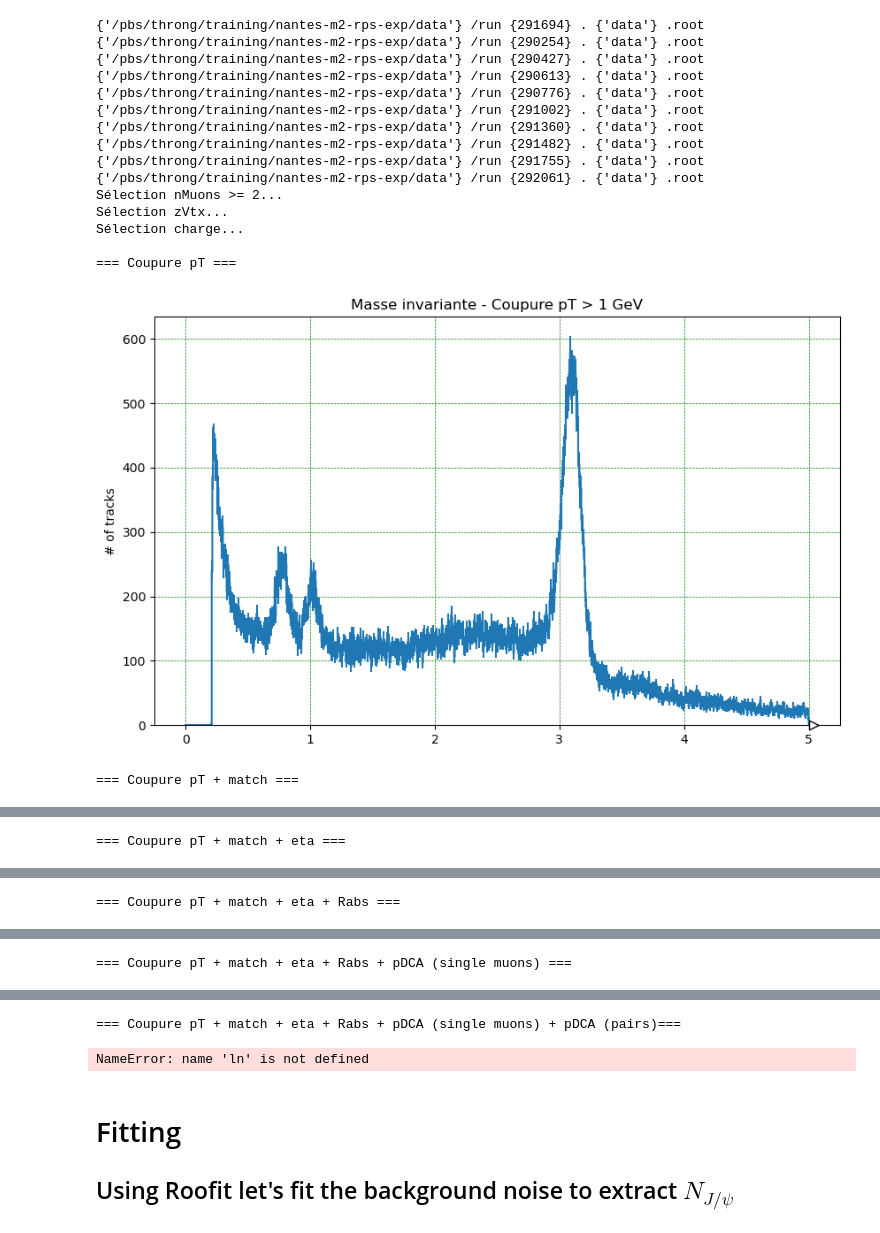
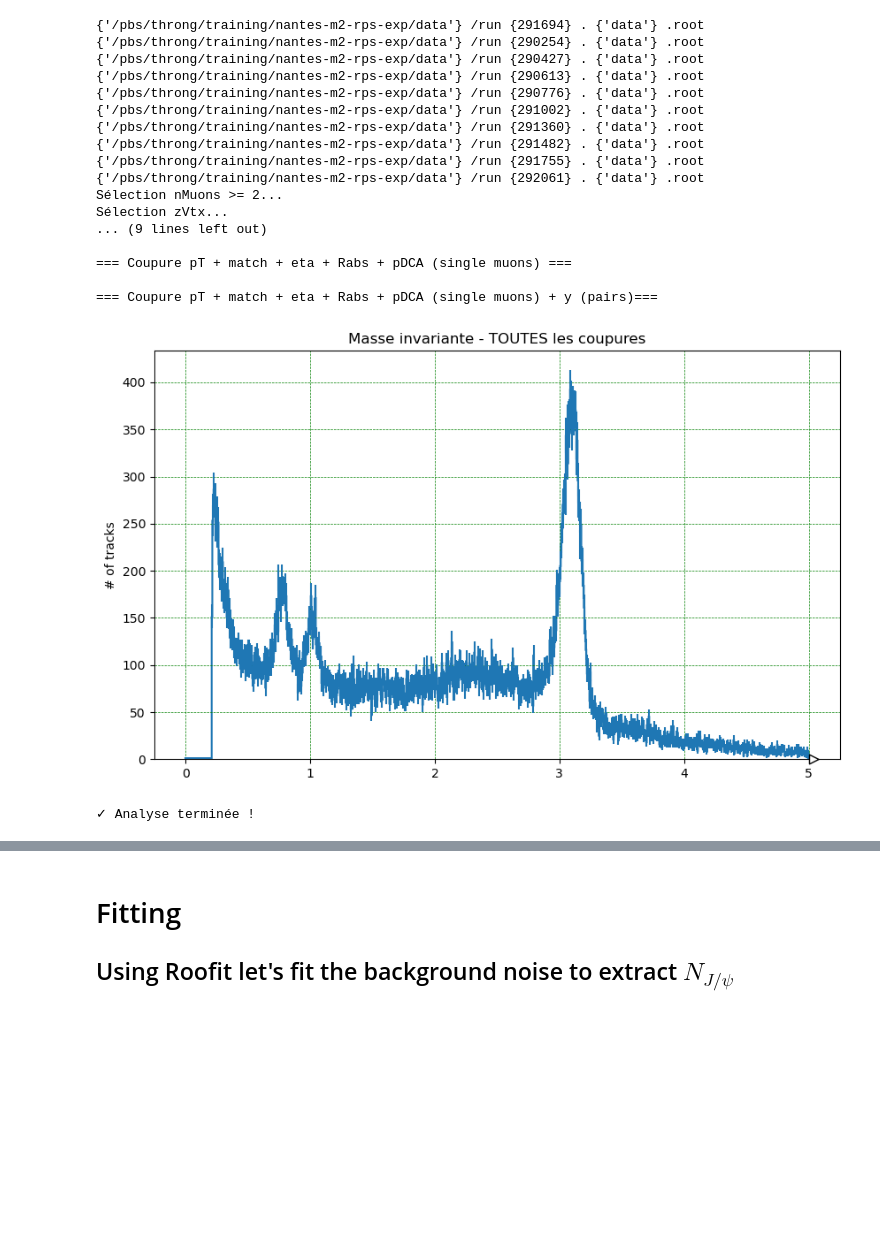
Before and after one commit to 00Goldy/qqbar2mumu-2025, a Jupyter notebook: notebooks/DATA/invariant_mass.ipynb, the cells around one changed output, grey strips where cells are left out. Cells and saved outputs as stored; diff of their text form; code cells hidden in the pictures; blank space fills up the shorter version.

```diff
--- a/notebooks/DATA/invariant_mass.ipynb
+++ b/notebooks/DATA/invariant_mass.ipynb
@@ -219,20 +233,22 @@ def analyzeEventsTree():
 # %%
-analyzeEventsTree()
+inv_mass = analyzeEventsTree()
 # %% [output]
 {'/pbs/throng/training/nantes-m2-rps-exp/data'} /run {291694} . {'data'} .root
 {'/pbs/throng/training/nantes-m2-rps-exp/data'} /run {290254} . {'data'} .root
 {'/pbs/throng/training/nantes-m2-rps-exp/data'} /run {290427} . {'data'} .root
 {'/pbs/throng/training/nantes-m2-rps-exp/data'} /run {290613} . {'data'} .root
 {'/pbs/throng/training/nantes-m2-rps-exp/data'} /run {290776} . {'data'} .root
 {'/pbs/throng/training/nantes-m2-rps-exp/data'} /run {291002} . {'data'} .root
 {'/pbs/throng/training/nantes-m2-rps-exp/data'} /run {291360} . {'data'} .root
 {'/pbs/throng/training/nantes-m2-rps-exp/data'} /run {291482} . {'data'} .root
 {'/pbs/throng/training/nantes-m2-rps-exp/data'} /run {291755} . {'data'} .root
 {'/pbs/throng/training/nantes-m2-rps-exp/data'} /run {292061} . {'data'} .root
 Sélection nMuons >= 2...
 Sélection zVtx...
-Sélection charge...
+... (9 lines left out)
 
-=== Coupure pT ===
+=== Coupure pT + match + eta + Rabs + pDCA (single muons) ===
+
+=== Coupure pT + match + eta + Rabs + pDCA (single muons) + y (pairs)===
-[figure, old version]
+[figure, new version]
-=== Coupure pT + match ===
+✓ Analyse terminée !
@@ -240 +254,0 @@ Sélection charge...
-=== Coupure pT + match + eta ===
@@ -242 +254,0 @@ Sélection charge...
-=== Coupure pT + match + eta + Rabs ===
@@ -244 +254,0 @@ Sélection charge...
-=== Coupure pT + match + eta + Rabs + pDCA (single muons) ===
@@ -246,5 +255,3 @@ Sélection charge...
-=== Coupure pT + match + eta + Rabs + pDCA (single muons) + pDCA (pairs)===
-NameError: name 'ln' is not defined
 # %% [markdown]
 # Fitting
 ## Using Roofit let's fit the background noise to extract $N_{J/\psi}$
```
Also changed, not shown: parts of 3 cells of this notebook.
